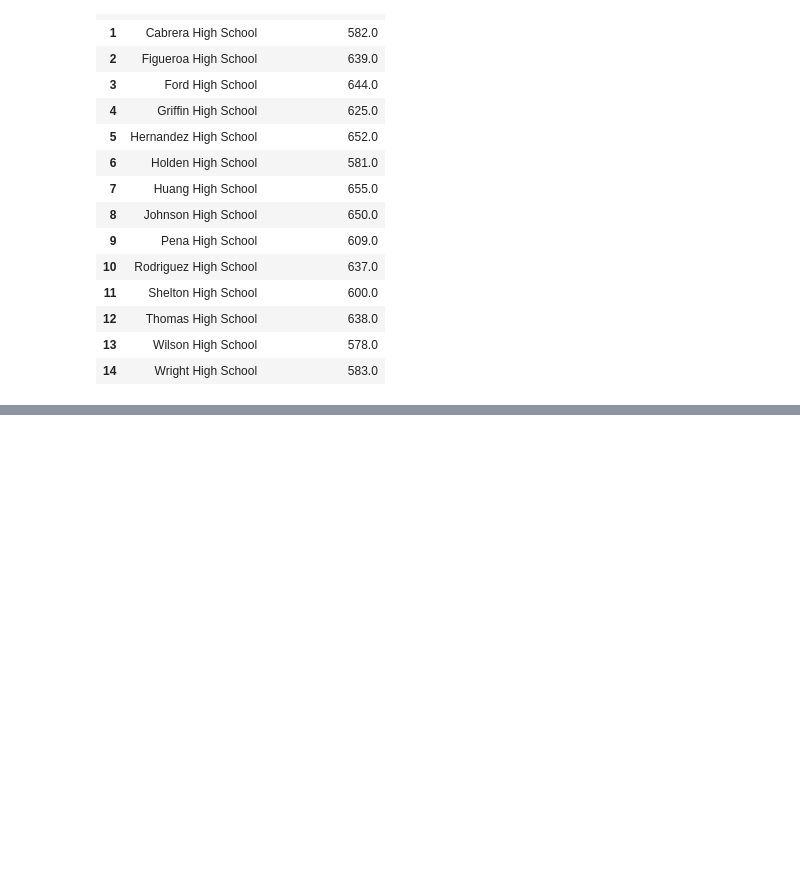
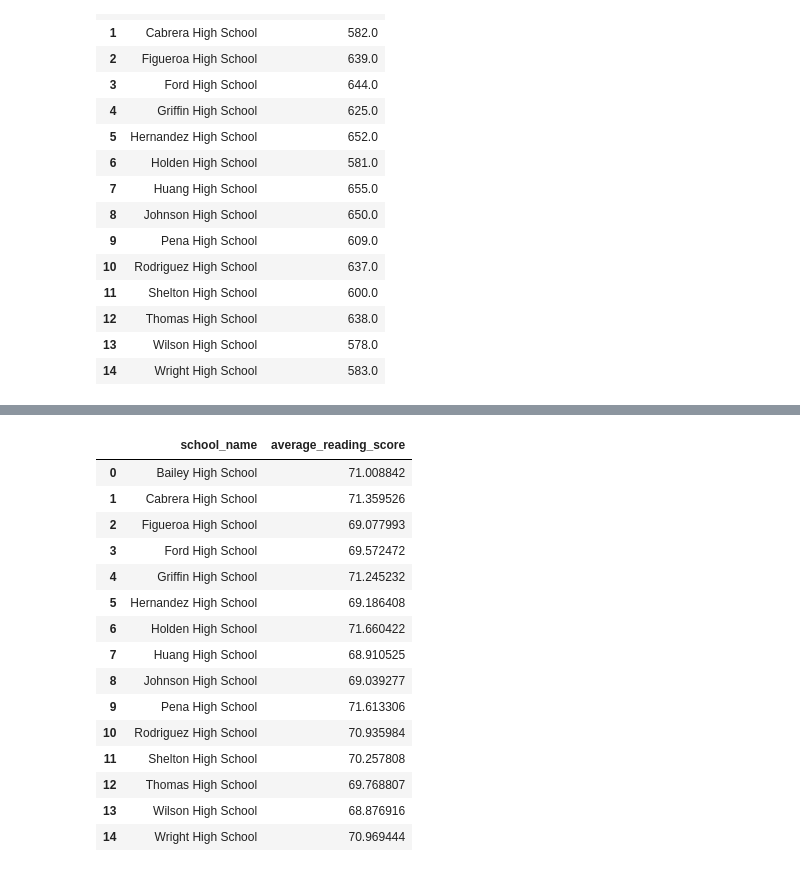
Before and after one commit to yslavcom-code/pandas-challenge, a Jupyter notebook: report.ipynb, the cells around one changed output, grey strips where cells are left out. Saved outputs shown, nothing was run; the diff lists cells and outputs as text; code cells hidden in the pictures; blank space fills up the shorter version.

```diff
--- a/report.ipynb
+++ b/report.ipynb
@@ -195,0 +218,19 @@ per_capita_budget
+# %%
+per_school_reading
+# %% [output]
+|  | school_name | average_reading_score |
+| 0 | Bailey High School | 71.008842 |
+| 1 | Cabrera High School | 71.359526 |
+| 2 | Figueroa High School | 69.077993 |
+| 3 | Ford High School | 69.572472 |
+| 4 | Griffin High School | 71.245232 |
+| 5 | Hernandez High School | 69.186408 |
+| 6 | Holden High School | 71.660422 |
+| 7 | Huang High School | 68.910525 |
+| 8 | Johnson High School | 69.039277 |
+| 9 | Pena High School | 71.613306 |
+| 10 | Rodriguez High School | 70.935984 |
+| 11 | Shelton High School | 70.257808 |
+| 12 | Thomas High School | 69.768807 |
+| 13 | Wilson High School | 68.876916 |
+| 14 | Wright High School | 70.969444 |
```
Also changed, not shown: parts of 2 cells of this notebook.
